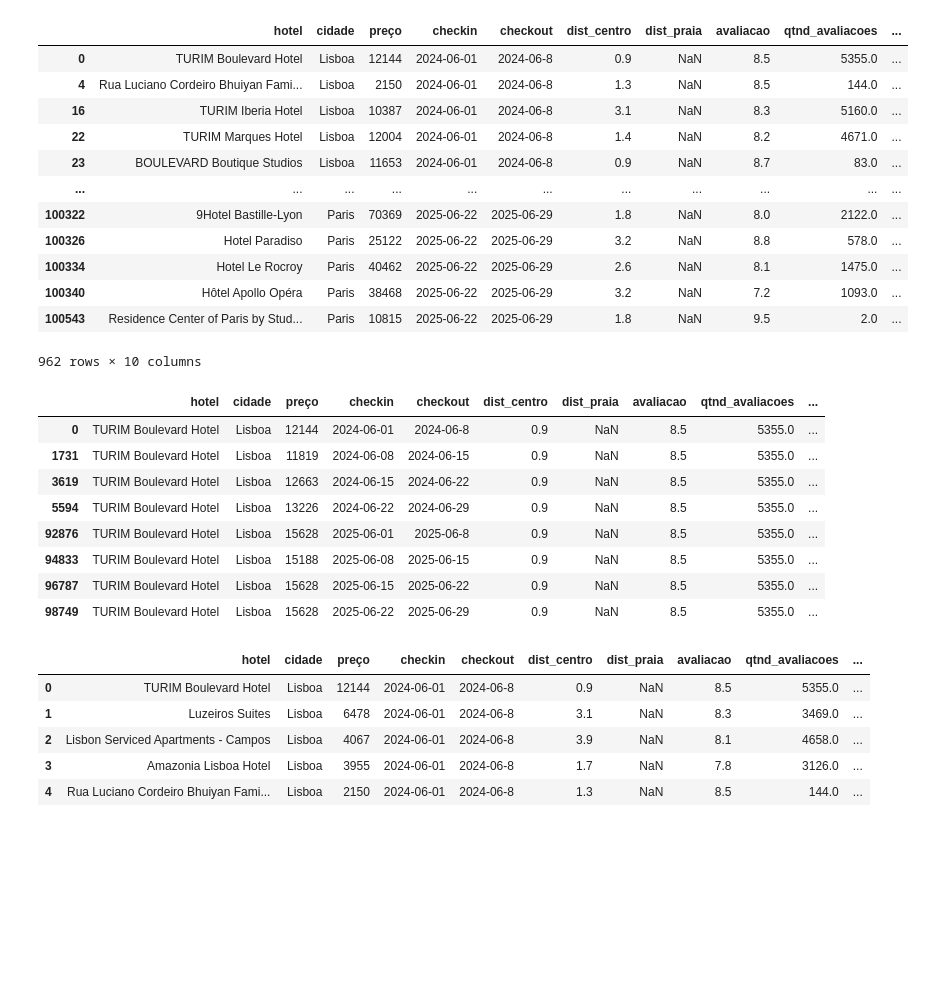
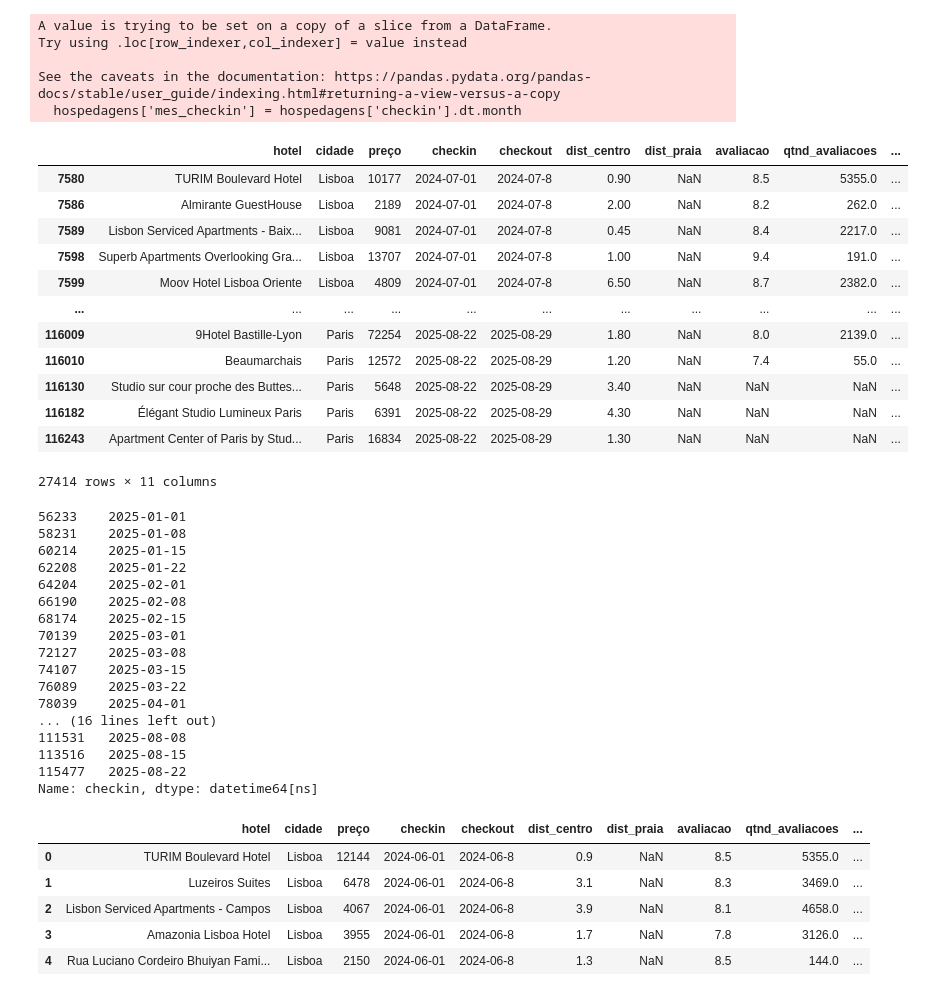
Before and after one commit to clarabarretto/data-science, a Jupyter notebook: selenium-extraction/teste.ipynb, the cells around one changed output. Cells and saved outputs as stored; diff of their text form; code cells hidden in the pictures; blank space fills up the shorter version.

```diff
--- a/selenium-extraction/teste.ipynb
+++ b/selenium-extraction/teste.ipynb
@@ -5,52 +5,68 @@ import numpy as np
 
 hospedagens_teste = pd.read_csv('resultado.csv', decimal=".")
 hospedagens_teste['checkin'] = pd.to_datetime(hospedagens_teste['checkin'])
-hospedagens = hospedagens_teste[hospedagens_teste["checkin"].dt.month == 6]
+hospedagens = hospedagens_teste[~((hospedagens_teste['checkin'].dt.month == 6) & (hospedagens_teste['checkin'].dt.year == 2024))]
+# %%
+hospedagens['mes_checkin'] = hospedagens['checkin'].dt.month
+# %% [output]
+A value is trying to be set on a copy of a slice from a DataFrame.
+Try using .loc[row_indexer,col_indexer] = value instead
+
+See the caveats in the documentation: https://pandas.pydata.org/pandas-docs/stable/user_guide/indexing.html#returning-a-view-versus-a-copy
+  hospedagens['mes_checkin'] = hospedagens['checkin'].dt.month
 # %%
 # Carregar o DataFrame (exemplo)
 # hospedagens = pd.read_csv('path_to_your_data.csv')
 
 # Verificar o número de check-ins distintos
-checkin_unique = hospedagens['checkin'].nunique()
+checkin_unique = hospedagens['mes_checkin'].nunique()
 
 # Contar o número de check-ins por cada hospedagem
-checkin_counts = hospedagens.groupby('hotel')['checkin'].nunique()
+checkin_counts = hospedagens.groupby('hotel')['mes_checkin'].nunique()
 
 # Identificar as hospedagens que aparecem em todos os check-ins
 hospedagens_completas = checkin_counts[checkin_counts == checkin_unique].index
 
 # Filtrar o DataFrame para manter apenas essas hospedagens
 hospedagens_filtradas = hospedagens[hospedagens['hotel'].isin(hospedagens_completas)]
 
 # Exibir o resultado
 hospedagens_filtradas
 # %% [output]
 |  | hotel | cidade | preço | checkin | checkout | dist_centro | dist_praia | avaliacao | qtnd_avaliacoes | ... |
-| 0 | TURIM Boulevard Hotel | Lisboa | 12144 | 2024-06-01 | 2024-06-8 | 0.9 | NaN | 8.5 | 5355.0 | ... |
-| 4 | Rua Luciano Cordeiro Bhuiyan Fami... | Lisboa | 2150 | 2024-06-01 | 2024-06-8 | 1.3 | NaN | 8.5 | 144.0 | ... |
-| 16 | TURIM Iberia Hotel | Lisboa | 10387 | 2024-06-01 | 2024-06-8 | 3.1 | NaN | 8.3 | 5160.0 | ... |
-| 22 | TURIM Marques Hotel | Lisboa | 12004 | 2024-06-01 | 2024-06-8 | 1.4 | NaN | 8.2 | 4671.0 | ... |
-| 23 | BOULEVARD Boutique Studios | Lisboa | 11653 | 2024-06-01 | 2024-06-8 | 0.9 | NaN | 8.7 | 83.0 | ... |
+| 7580 | TURIM Boulevard Hotel | Lisboa | 10177 | 2024-07-01 | 2024-07-8 | 0.90 | NaN | 8.5 | 5355.0 | ... |
+| 7586 | Almirante GuestHouse | Lisboa | 2189 | 2024-07-01 | 2024-07-8 | 2.00 | NaN | 8.2 | 262.0 | ... |
+| 7589 | Lisbon Serviced Apartments - Baix... | Lisboa | 9081 | 2024-07-01 | 2024-07-8 | 0.45 | NaN | 8.4 | 2217.0 | ... |
+| 7598 | Superb Apartments Overlooking Gra... | Lisboa | 13707 | 2024-07-01 | 2024-07-8 | 1.00 | NaN | 9.4 | 191.0 | ... |
+| 7599 | Moov Hotel Lisboa Oriente | Lisboa | 4809 | 2024-07-01 | 2024-07-8 | 6.50 | NaN | 8.7 | 2382.0 | ... |
 | ... | ... | ... | ... | ... | ... | ... | ... | ... | ... | ... |
-| 100322 | 9Hotel Bastille-Lyon | Paris | 70369 | 2025-06-22 | 2025-06-29 | 1.8 | NaN | 8.0 | 2122.0 | ... |
-| 100326 | Hotel Paradiso | Paris | 25122 | 2025-06-22 | 2025-06-29 | 3.2 | NaN | 8.8 | 578.0 | ... |
-| 100334 | Hotel Le Rocroy | Paris | 40462 | 2025-06-22 | 2025-06-29 | 2.6 | NaN | 8.1 | 1475.0 | ... |
-| 100340 | Hôtel Apollo Opéra | Paris | 38468 | 2025-06-22 | 2025-06-29 | 3.2 | NaN | 7.2 | 1093.0 | ... |
-| 100543 | Residence Center of Paris by Stud... | Paris | 10815 | 2025-06-22 | 2025-06-29 | 1.8 | NaN | 9.5 | 2.0 | ... |
+| 116009 | 9Hotel Bastille-Lyon | Paris | 72254 | 2025-08-22 | 2025-08-29 | 1.80 | NaN | 8.0 | 2139.0 | ... |
+| 116010 | Beaumarchais | Paris | 12572 | 2025-08-22 | 2025-08-29 | 1.20 | NaN | 7.4 | 55.0 | ... |
+| 116130 | Studio sur cour proche des Buttes... | Paris | 5648 | 2025-08-22 | 2025-08-29 | 3.40 | NaN | NaN | NaN | ... |
+| 116182 | Élégant Studio Lumineux Paris | Paris | 6391 | 2025-08-22 | 2025-08-29 | 4.30 | NaN | NaN | NaN | ... |
+| 116243 | Apartment Center of Paris by Stud... | Paris | 16834 | 2025-08-22 | 2025-08-29 | 1.30 | NaN | NaN | NaN | ... |
-962 rows × 10 columns
+27414 rows × 11 columns
-# %%
-# Exibir o resultado
-hospedagens_filtradas[hospedagens["hotel"] == "TURIM Boulevard Hotel"]
-# %% [output]
-|  | hotel | cidade | preço | checkin | checkout | dist_centro | dist_praia | avaliacao | qtnd_avaliacoes | ... |
-| 0 | TURIM Boulevard Hotel | Lisboa | 12144 | 2024-06-01 | 2024-06-8 | 0.9 | NaN | 8.5 | 5355.0 | ... |
-| 1731 | TURIM Boulevard Hotel | Lisboa | 11819 | 2024-06-08 | 2024-06-15 | 0.9 | NaN | 8.5 | 5355.0 | ... |
-| 3619 | TURIM Boulevard Hotel | Lisboa | 12663 | 2024-06-15 | 2024-06-22 | 0.9 | NaN | 8.5 | 5355.0 | ... |
-| 5594 | TURIM Boulevard Hotel | Lisboa | 13226 | 2024-06-22 | 2024-06-29 | 0.9 | NaN | 8.5 | 5355.0 | ... |
-| 92876 | TURIM Boulevard Hotel | Lisboa | 15628 | 2025-06-01 | 2025-06-8 | 0.9 | NaN | 8.5 | 5355.0 | ... |
-| 94833 | TURIM Boulevard Hotel | Lisboa | 15188 | 2025-06-08 | 2025-06-15 | 0.9 | NaN | 8.5 | 5355.0 | ... |
-| 96787 | TURIM Boulevard Hotel | Lisboa | 15628 | 2025-06-15 | 2025-06-22 | 0.9 | NaN | 8.5 | 5355.0 | ... |
-| 98749 | TURIM Boulevard Hotel | Lisboa | 15628 | 2025-06-22 | 2025-06-29 | 0.9 | NaN | 8.5 | 5355.0 | ... |
+# %%
+# Exibir o resultado
+hospedagens_filtradas[(hospedagens_filtradas['hotel'] == 'Le Relais du Marais') & (hospedagens_filtradas['checkin'].dt.year == 2025)]['checkin']
+# %% [output]
+56233    2025-01-01
+58231    2025-01-08
+60214    2025-01-15
+62208    2025-01-22
+64204    2025-02-01
+66190    2025-02-08
+68174    2025-02-15
+70139    2025-03-01
+72127    2025-03-08
+74107    2025-03-15
+76089    2025-03-22
+78039    2025-04-01
+... (16 lines left out)
+111531   2025-08-08
+113516   2025-08-15
+115477   2025-08-22
+Name: checkin, dtype: datetime64[ns]
 # %%
 hospedagens['checkin'] = pd.to_datetime(hospedagens['checkin'])
 # %%
```
Also changed, not shown: parts of 2 cells of this notebook, 37 other files.
